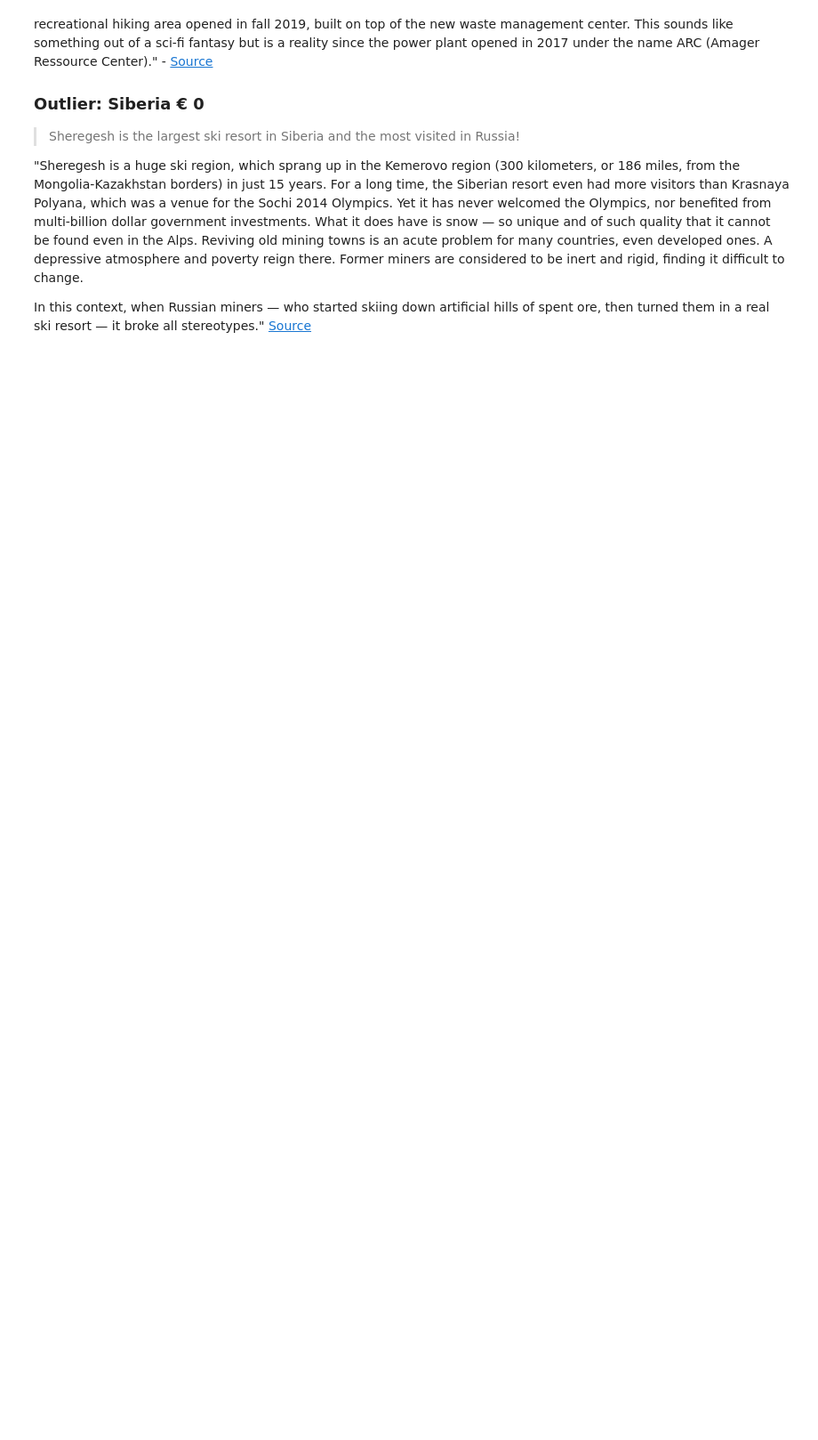
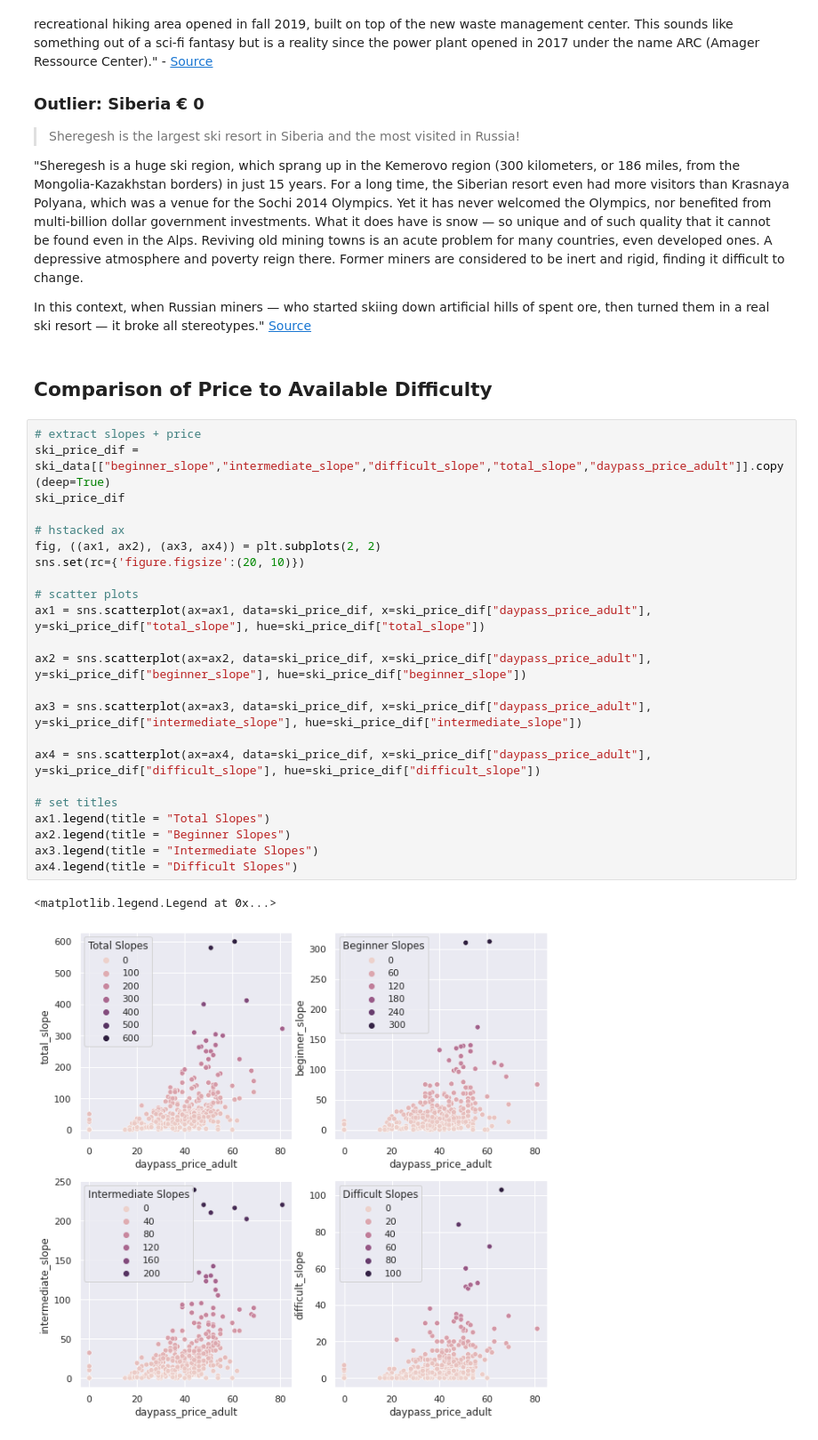
Before and after one commit to nembdev/python_portfolio, a Jupyter notebook: Data Analysis Projects/European Ski Resorts(Pandas)/European Ski Resorts ll.ipynb, the cells around one changed output. Shown at 89% size. Saved outputs shown, nothing was run; the diff lists cells and outputs as text; blank space fills up the shorter version.

```diff
--- a/Data Analysis Projects/European Ski Resorts(Pandas)/European Ski Resorts ll.ipynb
+++ b/Data Analysis Projects/European Ski Resorts(Pandas)/European Ski Resorts ll.ipynb
@@ -387,3 +388,31 @@ for i in ax.containers:
 Reviving old mining towns is an acute problem for many countries, even developed ones. A depressive atmosphere and poverty reign there. Former miners are considered to be inert and rigid, finding it difficult to change.
 
 In this context, when Russian miners — who started skiing down artificial hills of spent ore, then turned them in a real ski resort — it broke all stereotypes." [Source](https://www.rbth.com/politics_and_society/society/2015/12/18/sheregesh-from-iron-ore-mining-to-alpine-skiing_552205)
+# %% [markdown]
+## Comparison of Price to Available Difficulty
+# %%
+# extract slopes + price
+ski_price_dif = ski_data[["beginner_slope","intermediate_slope","difficult_slope","total_slope","daypass_price_adult"]].copy(deep=True)
+ski_price_dif
+
+# hstacked ax
+fig, ((ax1, ax2), (ax3, ax4)) = plt.subplots(2, 2)
+sns.set(rc={'figure.figsize':(20, 10)})
+
+# scatter plots
+ax1 = sns.scatterplot(ax=ax1, data=ski_price_dif, x=ski_price_dif["daypass_price_adult"], y=ski_price_dif["total_slope"], hue=ski_price_dif["total_slope"])
+
+ax2 = sns.scatterplot(ax=ax2, data=ski_price_dif, x=ski_price_dif["daypass_price_adult"], y=ski_price_dif["beginner_slope"], hue=ski_price_dif["beginner_slope"])
+
+ax3 = sns.scatterplot(ax=ax3, data=ski_price_dif, x=ski_price_dif["daypass_price_adult"], y=ski_price_dif["intermediate_slope"], hue=ski_price_dif["intermediate_slope"])
+
+ax4 = sns.scatterplot(ax=ax4, data=ski_price_dif, x=ski_price_dif["daypass_price_adult"], y=ski_price_dif["difficult_slope"], hue=ski_price_dif["difficult_slope"])
+
+# set titles
+ax1.legend(title = "Total Slopes")
+ax2.legend(title = "Beginner Slopes")
+ax3.legend(title = "Intermediate Slopes")
+ax4.legend(title = "Difficult Slopes")
+# %% [output]
+<matplotlib.legend.Legend at 0x...>
+[figure, added]
```
Also changed, not shown: parts of 8 cells of this notebook.
